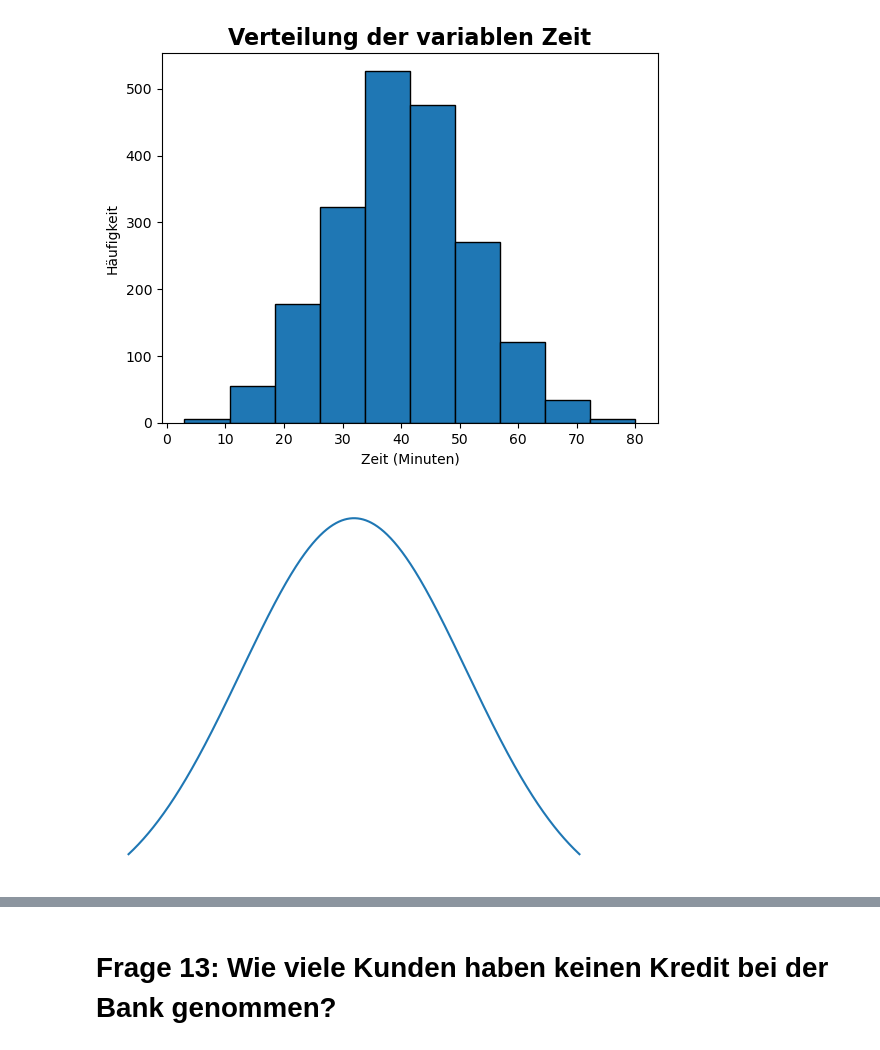
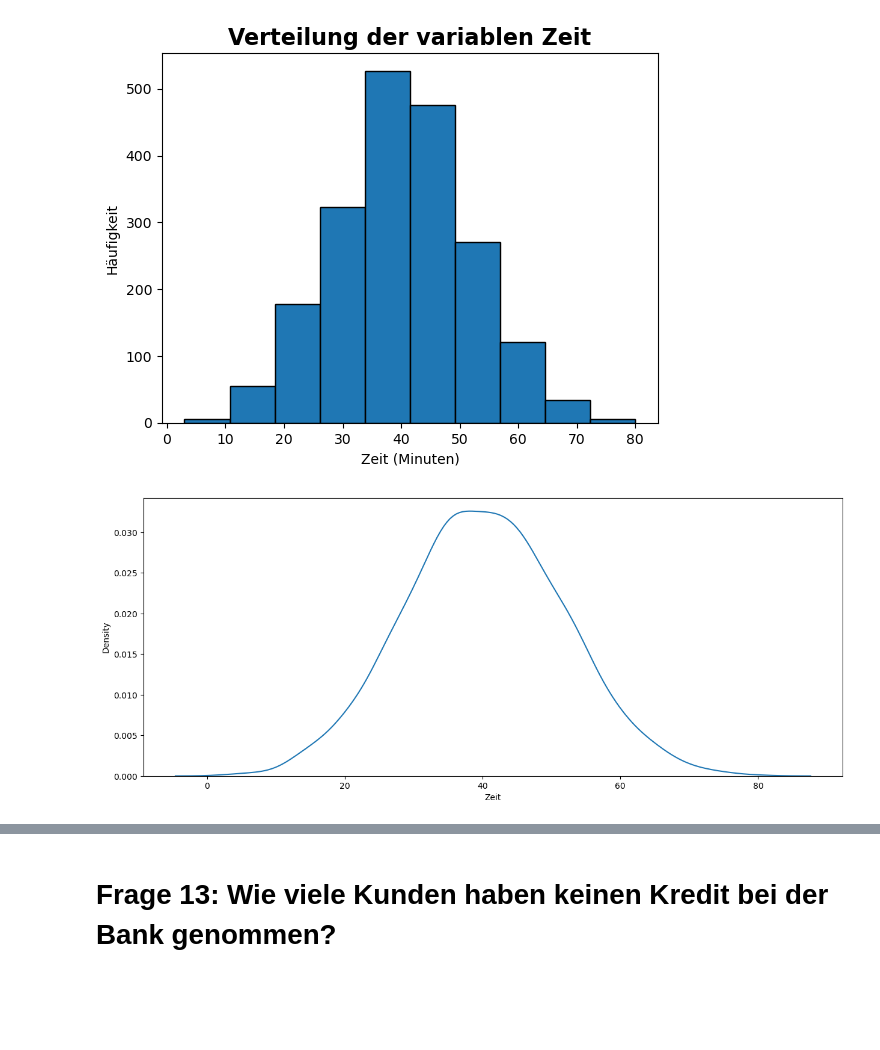
Before and after one commit to Dennis130301/final_projectWS23_Group1, a Jupyter notebook: Projekt_Gruppe1.ipynb, the cells around one changed output, grey strips where cells are left out. Saved outputs shown, nothing was run; the diff lists cells and outputs as text; code cells hidden in the pictures; blank space fills up the shorter version.

```diff
--- a/Projekt_Gruppe1.ipynb
+++ b/Projekt_Gruppe1.ipynb
@@ -642,15 +655,3 @@ plt.ylabel("Häufigkeit")
 plt.show()
 # %% [output]
 [figure]
-# %%
-y1 = np.linspace(-2, 2, 1000)
-pdf_values = norm.pdf(y1, 0, 1)
-
-# Diagramm erstellen
-plt.plot(y1, pdf_values)
-
-# Achsenbeschriftungen ausblenden
-plt.axis('off')
-plt.show()
-# %% [output]
-[figure, removed]
@@ -656,0 +665,8 @@ plt.show()
+# %%
+column_to_plot = "Zeit"
+
+plt.figure(figsize=(15, 6))
+sns.kdeplot(data=merged_df, x=column_to_plot)
+plt.show()
+# %% [output]
+[figure, added]
```
Also changed, not shown: parts of 25 cells of this notebook, 7 other files.
